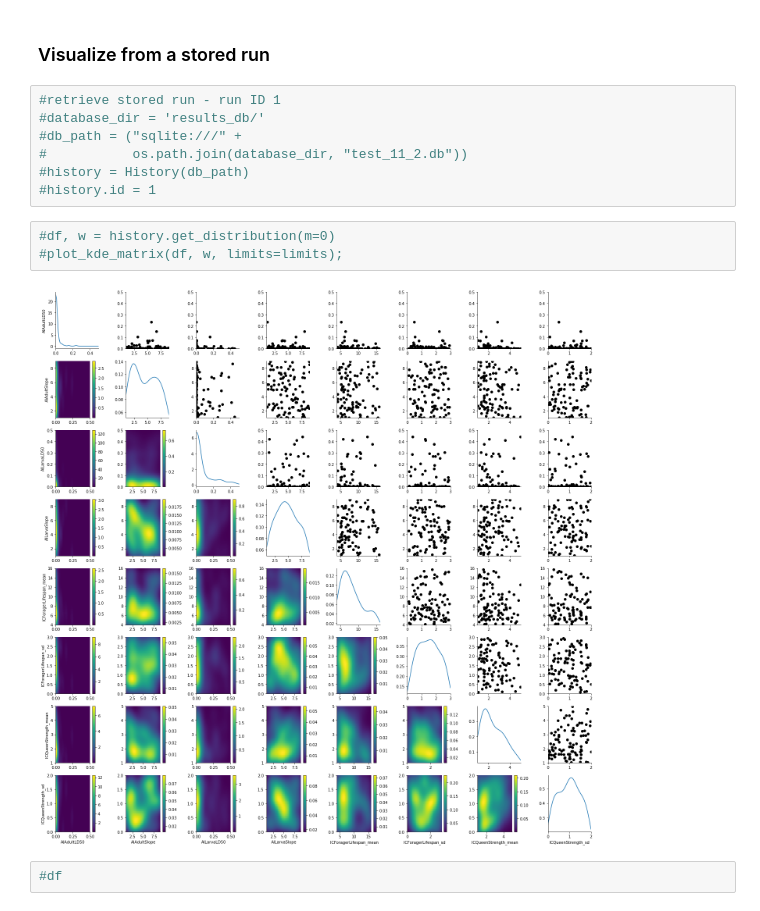
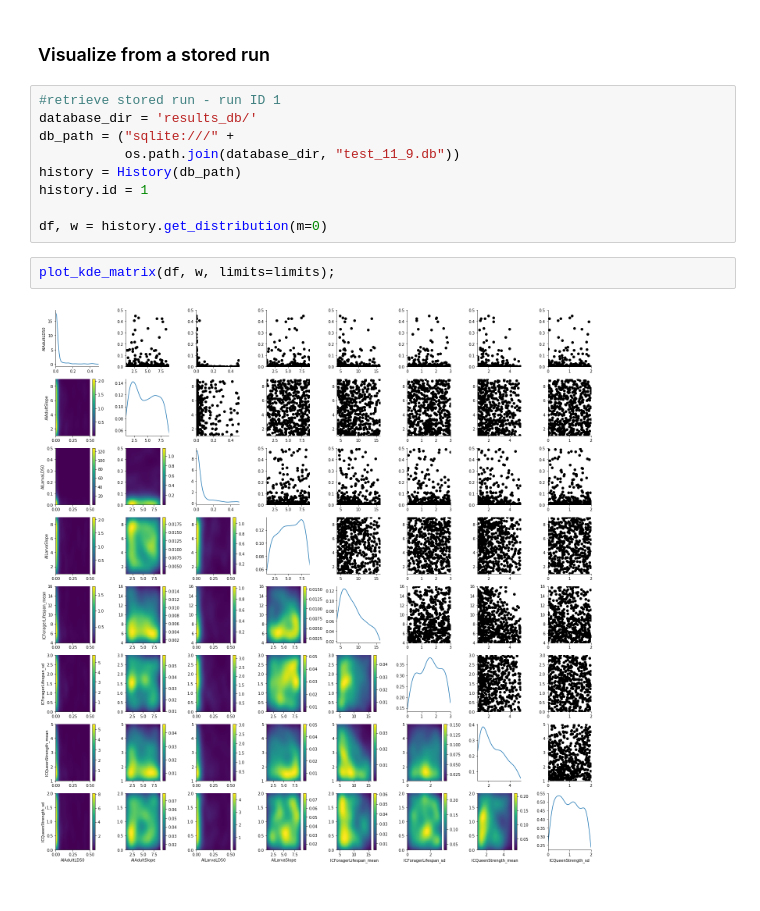
Before and after one commit to JeffreyMinucci/bee_neonic_abc, a Jupyter notebook: pyabc_test.ipynb, the cells around one changed output. Saved outputs shown, nothing was run; the diff lists cells and outputs as text.

```diff
--- a/pyabc_test.ipynb
+++ b/pyabc_test.ipynb
@@ -127,15 +113,14 @@ plot_kde_matrix(df, w, limits=limits);
 ### Visualize from a stored run
 # %%
 #retrieve stored run - run ID 1
-#database_dir = 'results_db/'
-#db_path = ("sqlite:///" +
-#           os.path.join(database_dir, "test_11_2.db"))
-#history = History(db_path)
-#history.id = 1
+database_dir = 'results_db/'
+db_path = ("sqlite:///" +
+           os.path.join(database_dir, "test_11_9.db"))
+history = History(db_path)
+history.id = 1
+
+df, w = history.get_distribution(m=0)
 # %%
-#df, w = history.get_distribution(m=0)
-#plot_kde_matrix(df, w, limits=limits);
+plot_kde_matrix(df, w, limits=limits);
 # %% [output]
-[figure, old version]
+[figure, new version]
-# %%
-#df
```
Also changed, not shown: parts of 10 cells of this notebook.
